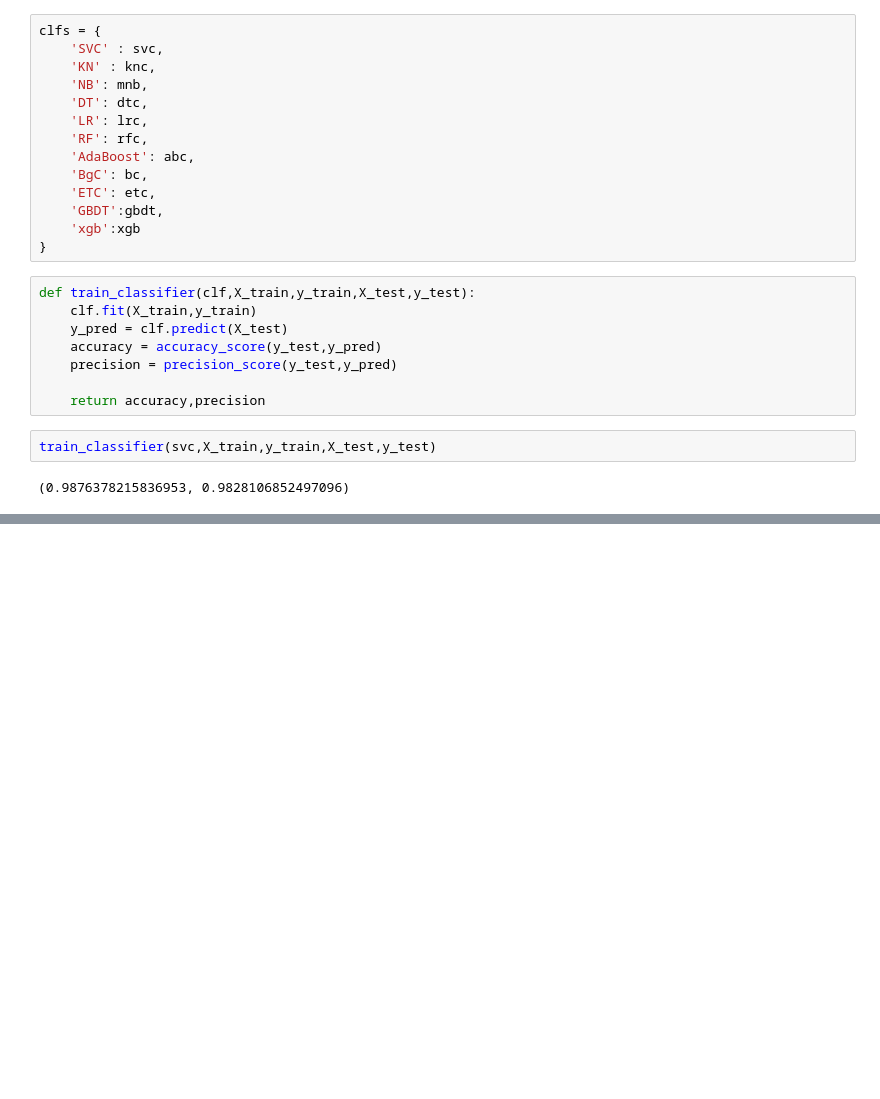
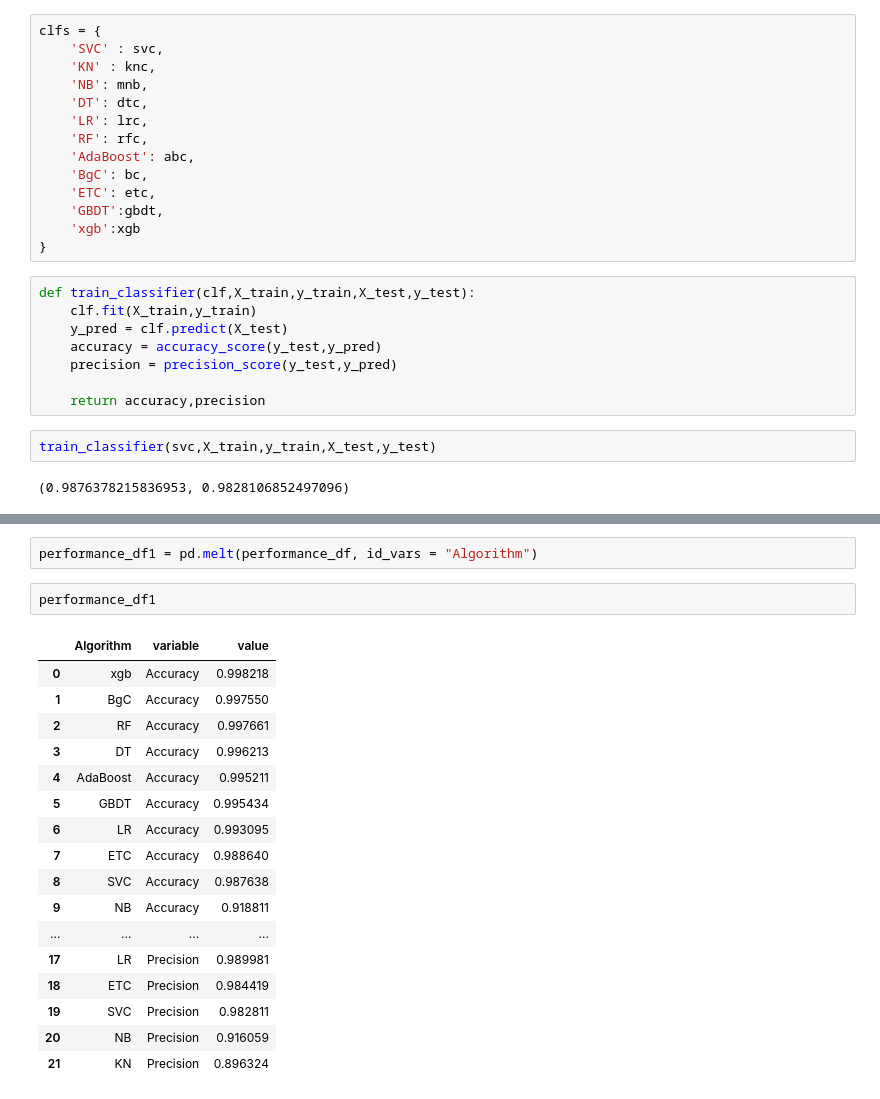
Before and after one commit to Jkhattak/FakeAndRealNews, a Jupyter notebook: main.ipynb, the cells around one changed output, grey strips where cells are left out. Cells and saved outputs as stored; diff of their text form; blank space fills up the shorter version.

```diff
--- a/main.ipynb
+++ b/main.ipynb
@@ -660,0 +681,22 @@ Precision -  0.9844186046511628
+# %%
+performance_df1 = pd.melt(performance_df, id_vars = "Algorithm")
+# %%
+performance_df1
+# %% [output]
+|  | Algorithm | variable | value |
+| 0 | xgb | Accuracy | 0.998218 |
+| 1 | BgC | Accuracy | 0.997550 |
+| 2 | RF | Accuracy | 0.997661 |
+| 3 | DT | Accuracy | 0.996213 |
+| 4 | AdaBoost | Accuracy | 0.995211 |
+| 5 | GBDT | Accuracy | 0.995434 |
+| 6 | LR | Accuracy | 0.993095 |
+| 7 | ETC | Accuracy | 0.988640 |
+| 8 | SVC | Accuracy | 0.987638 |
+| 9 | NB | Accuracy | 0.918811 |
+| ... | ... | ... | ... |
+| 17 | LR | Precision | 0.989981 |
+| 18 | ETC | Precision | 0.984419 |
+| 19 | SVC | Precision | 0.982811 |
+| 20 | NB | Precision | 0.916059 |
+| 21 | KN | Precision | 0.896324 |
```
Also changed, not shown: parts of 21 cells of this notebook, 6 other files.
